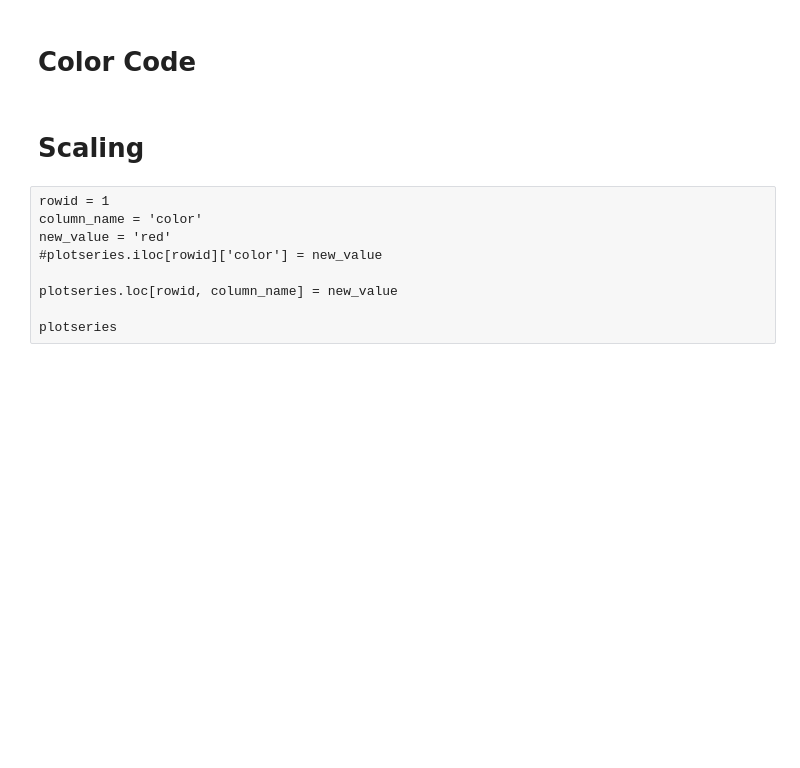
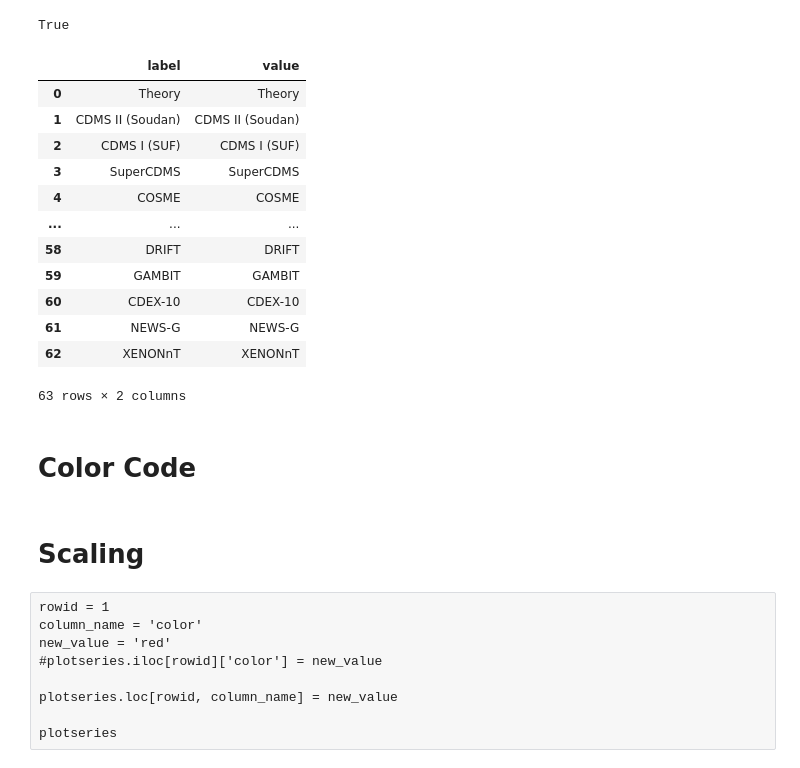
Before and after one commit to dmto0l2022/dmtoolcode1, a Jupyter notebook: Charts/dashboards/StylingMultiplePlots1.ipynb, the cells around one changed output. Drawn from its saved outputs; the diff is of its cells as text; code cells hidden in the pictures; blank space fills up the shorter version.

```diff
--- a/Charts/dashboards/StylingMultiplePlots1.ipynb
+++ b/Charts/dashboards/StylingMultiplePlots1.ipynb
@@ -35,3 +51,12 @@ server = app.server
 # %%
 raw_symbols = SymbolValidator().values
 #raw_symbols
+# %%
+import os
+from os import environ, path
+
+from dotenv import load_dotenv
+
+load_dotenv(".env")
+# %% [output]
+True
@@ -38 +65,39 @@ raw_symbols = SymbolValidator().values
+# %%
+MARIADB_USERNAME = environ.get("MARIADB_USERNAME")
+MARIADB_PASSWORD = environ.get("MARIADB_PASSWORD")
+MARIADB_DATABASE = environ.get("MARIADB_DATABASE")
+MARIADB_CONTAINER = environ.get("MARIADB_CONTAINER")
+
+MARIADB_URI = "mariadb+mariadbconnector://" + MARIADB_USERNAME + ":" + \
+                    MARIADB_PASSWORD + "@" + MARIADB_CONTAINER + ":3306/"\
+                    + MARIADB_DATABASE
+# %%
+
+
+#import psycopg2
+#engine = create_engine('mysql://pythonuser:pythonuser@localhost:3306/RubyDB')
+engine = create_engine(MARIADB_URI)
+
+##sqlquery = '''SELECT id, name FROM RubyDB.experiments;'''
+
+experiments_sql = '''select distinct experiment as label, experiment as value
+FROM RubyDB.limits;'''
+# %%
+
+experiments_df = pd.read_sql_query(experiments_sql, engine)
+experiments_df
+# %% [output]
+|  | label | value |
+| 0 | Theory | Theory |
+| 1 | CDMS II (Soudan) | CDMS II (Soudan) |
+| 2 | CDMS I (SUF) | CDMS I (SUF) |
+| 3 | SuperCDMS | SuperCDMS |
+| 4 | COSME | COSME |
+| ... | ... | ... |
+| 58 | DRIFT | DRIFT |
+| 59 | GAMBIT | GAMBIT |
+| 60 | CDEX-10 | CDEX-10 |
+| 61 | NEWS-G | NEWS-G |
+| 62 | XENONnT | XENONnT |
+63 rows × 2 columns
 # %%
```
Also changed, not shown: parts of 7 cells of this notebook, 5 other files.
